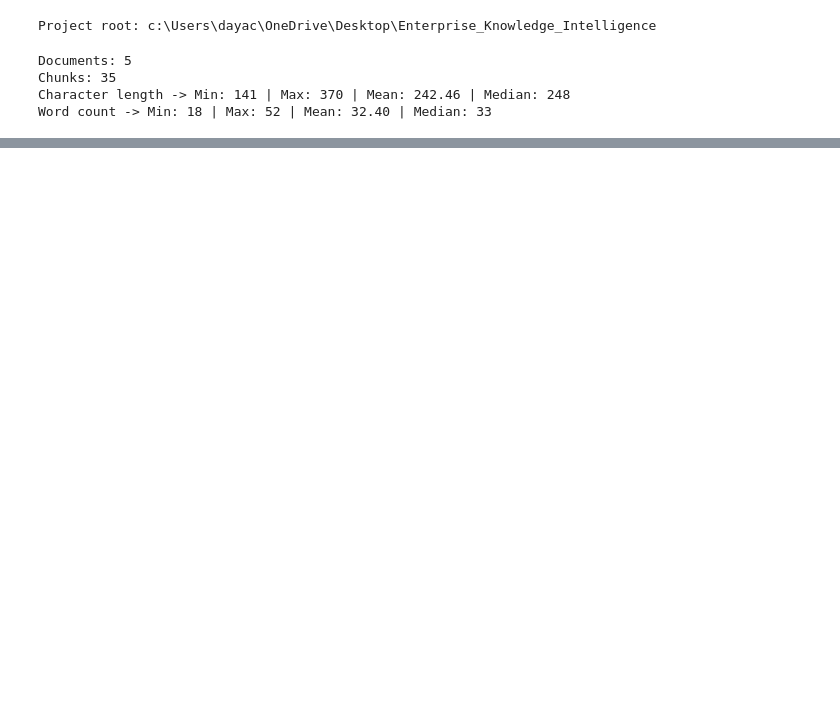
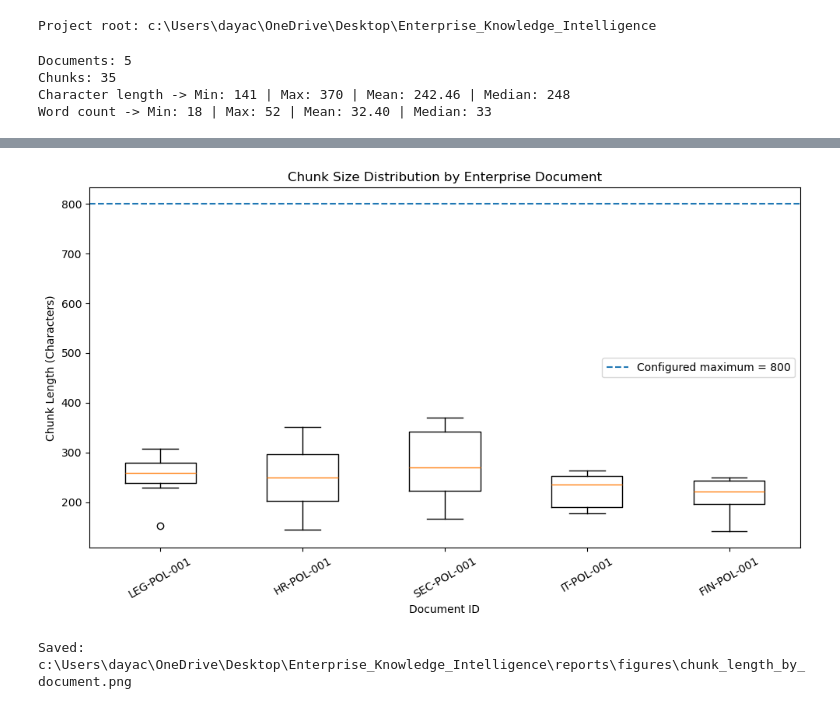
Before and after one commit to HANUMANTHTHOPURI/enterprise-knowledge-intelligence, a Jupyter notebook: notebooks/01_chunks_analysis.ipynb, the cells around one changed output, grey strips where cells are left out. Cells and saved outputs as stored; diff of their text form; code cells hidden in the pictures; blank space fills up the shorter version.

```diff
--- a/notebooks/01_chunks_analysis.ipynb
+++ b/notebooks/01_chunks_analysis.ipynb
@@ -66,0 +141,46 @@ figure_directory = project_root / "reports" / "figures"
+# %%
+document_ids = list(chunk_lengths_by_document.keys())
+
+length_groups = [
+    chunk_lengths_by_document[document_id]
+    for document_id in document_ids
+]
+
+plt.figure(figsize=(10, 6))
+
+plt.boxplot(
+    length_groups,
+    tick_labels=document_ids,
+)
+
+plt.axhline(
+    800,
+    linestyle="--",
+    label="Configured maximum = 800",
+)
+
+plt.xlabel("Document ID")
+plt.ylabel("Chunk Length (Characters)")
+plt.title("Chunk Size Distribution by Enterprise Document")
+
+plt.xticks(rotation=30)
+plt.legend()
+plt.tight_layout()
+
+output_path = (
+    figure_directory
+    / "chunk_length_by_document.png"
+)
+
+plt.savefig(
+    output_path,
+    dpi=300,
+    bbox_inches="tight",
+)
+
+plt.show()
+
+print(f"Saved: {output_path}")
+# %% [output]
+[figure, added]
+Saved: c:\Users\dayac\OneDrive\Desktop\Enterprise_Knowledge_Intelligence\reports\figures\chunk_length_by_document.png
```
Also changed, not shown: parts of 2 cells of this notebook.
